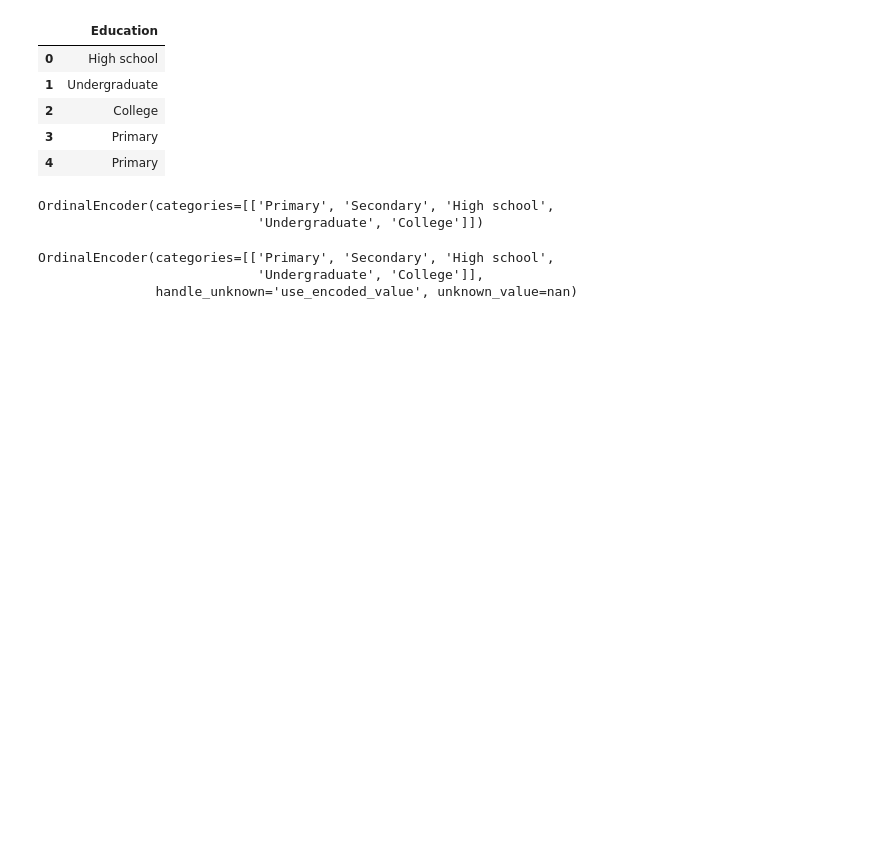
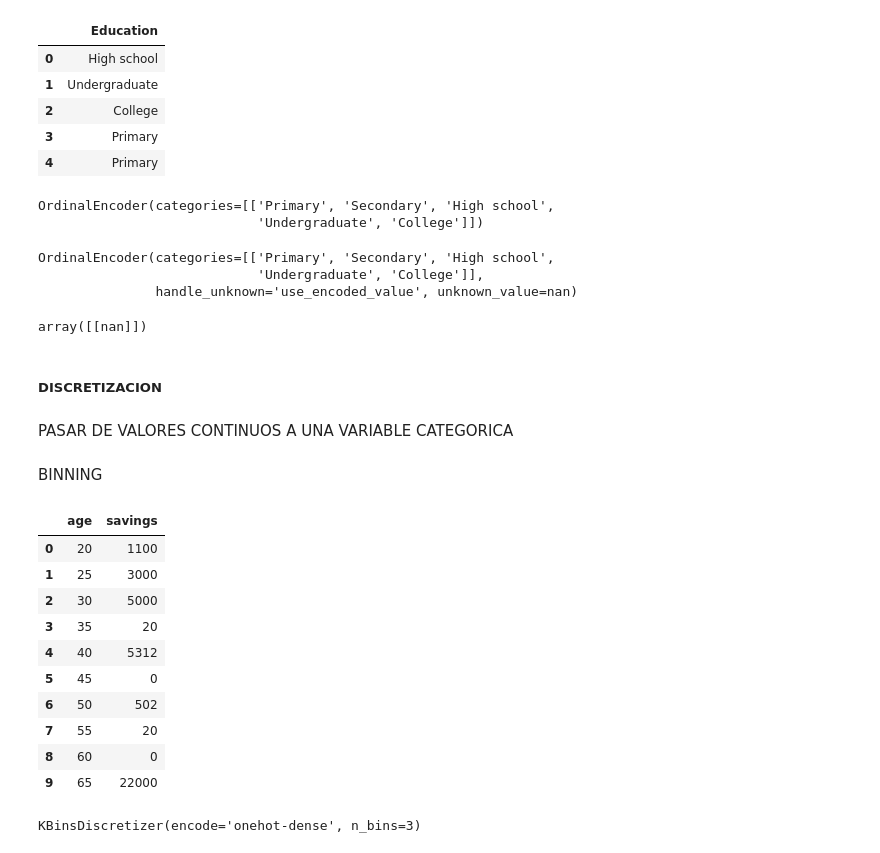
Before and after one commit to Leonel58/MACHINE_LEARNING_PYTHON, a Jupyter notebook: MACHINE_LEARNING CON SCIKTI LEARNING/Codificacion de Categorias.ipynb, the cells around one changed output. Cells and saved outputs as stored; diff of their text form; code cells hidden in the pictures; blank space fills up the shorter version.

```diff
--- a/MACHINE_LEARNING CON SCIKTI LEARNING/Codificacion de Categorias.ipynb
+++ b/MACHINE_LEARNING CON SCIKTI LEARNING/Codificacion de Categorias.ipynb
@@ -129,4 +129,12 @@ OrdinalEncoder(categories=[['Primary', 'Secondary', 'High school',
                             'Undergraduate', 'College']],
                handle_unknown='use_encoded_value', unknown_value=nan)
 # %%
-default_encoder.transform([["Kindergrarten"]])
+default_encoder.transform([["Kindergarten"]])
+# %% [output]
+array([[nan]])
+# %% [markdown]
+##### DISCRETIZACION
+# %% [markdown]
+PASAR DE VALORES CONTINUOS A UNA VARIABLE CATEGORICA
+# %% [markdown]
+BINNING
@@ -132,0 +143,20 @@ default_encoder.transform([["Kindergrarten"]])
+# %%
+import pandas as pd
+dataset = pd.DataFrame({
+    'age':[20,25,30,35,40,45,50,55,60,65],
+    'savings': [1100, 3000, 5000, 20, 5312, 0, 502, 20, 0, 22000]
+})
+
+dataset
+# %% [output]
+|  | age | savings |
+| 0 | 20 | 1100 |
+| 1 | 25 | 3000 |
+| 2 | 30 | 5000 |
+| 3 | 35 | 20 |
+| 4 | 40 | 5312 |
+| 5 | 45 | 0 |
+| 6 | 50 | 502 |
+| 7 | 55 | 20 |
+| 8 | 60 | 0 |
+| 9 | 65 | 22000 |
@@ -132,0 +167,4 @@ default_encoder.transform([["Kindergrarten"]])
+# %%
+discretizer.fit(dataset[['age']])
+# %% [output]
+KBinsDiscretizer(encode='onehot-dense', n_bins=3)
```
Also changed, not shown: parts of 16 cells of this notebook.
